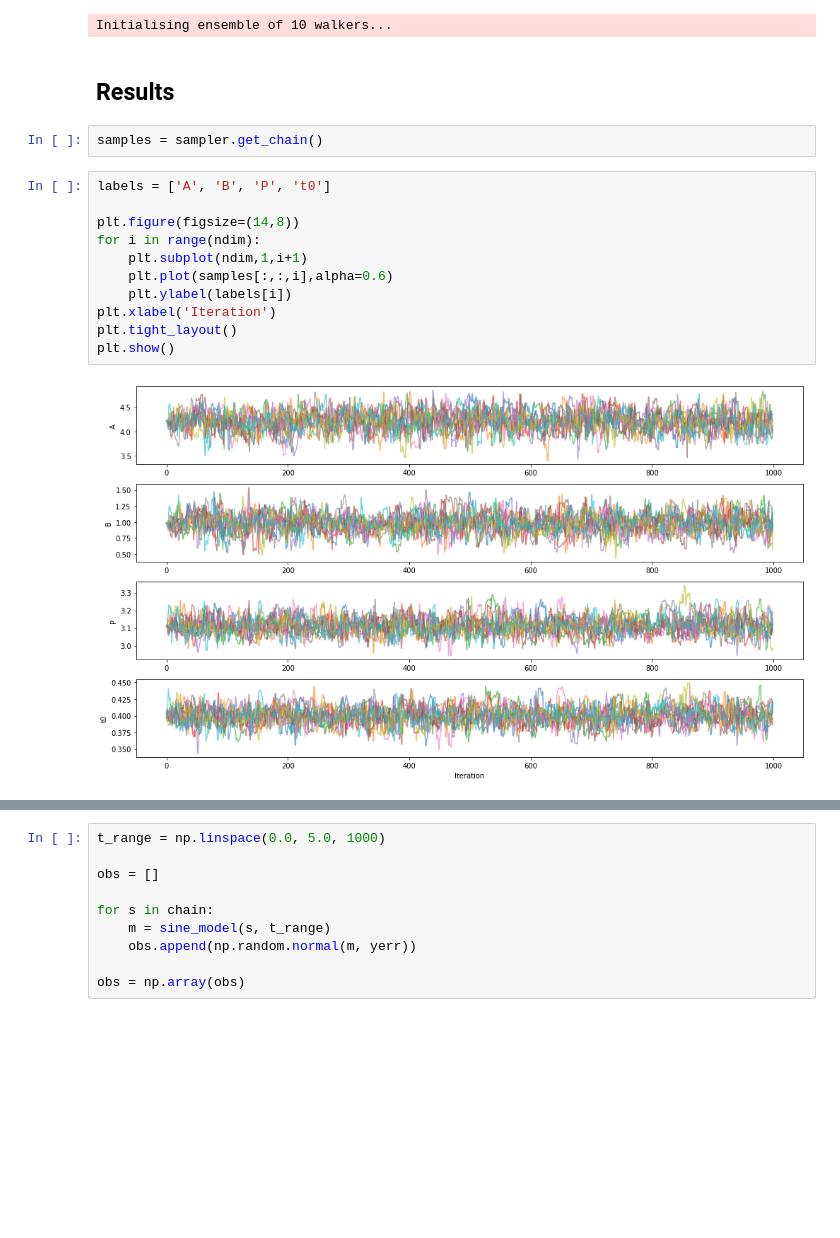
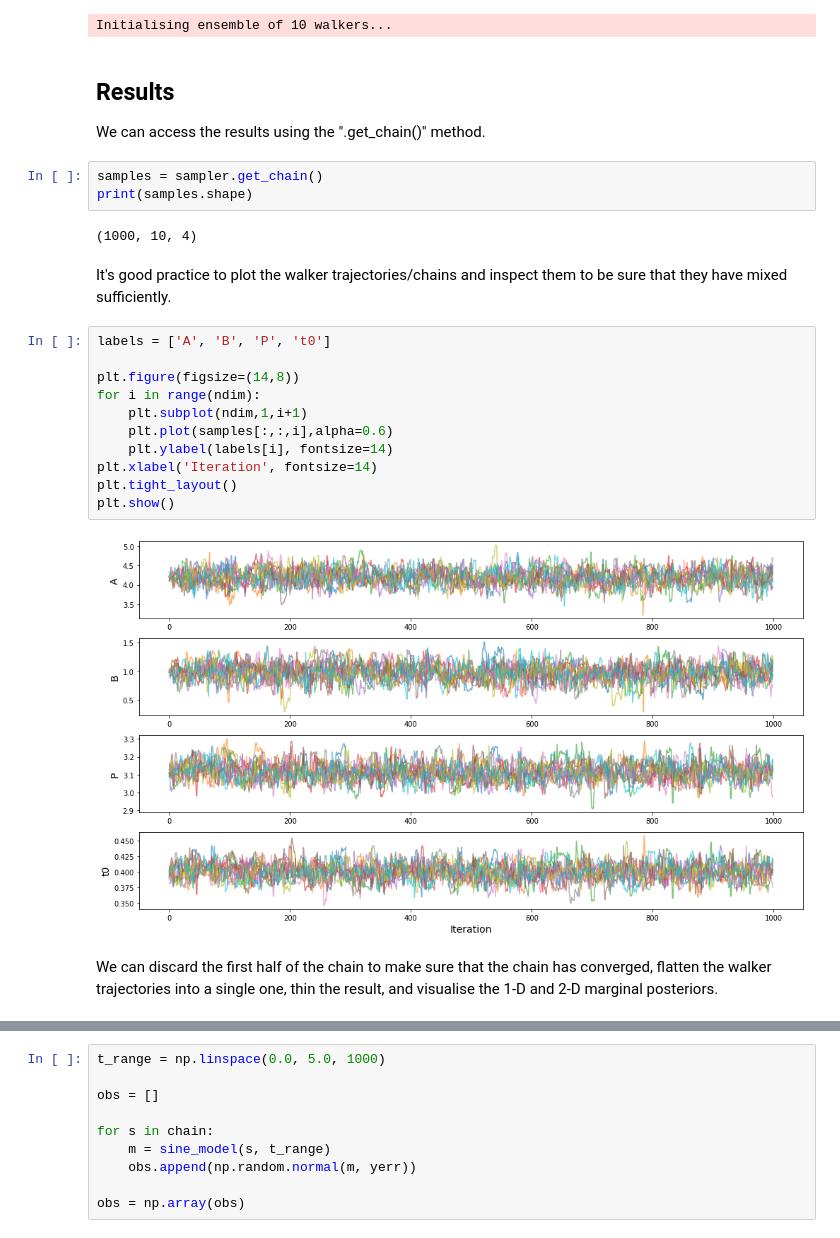
Before and after one commit to minaskar/BayesWorkshop, a Jupyter notebook: zeus_Parameter_Inference.ipynb, the cells around one changed output, grey strips where cells are left out. Saved outputs shown, nothing was run; the diff lists cells and outputs as text; blank space fills up the shorter version.

```diff
--- a/zeus_Parameter_Inference.ipynb
+++ b/zeus_Parameter_Inference.ipynb
@@ -101,23 +147,32 @@ sampler = zeus.EnsembleSampler(nwalkers, ndim, log_post)
 sampler.run_mcmc(start, nsteps)
 # %% [output]
 Initialising ensemble of 10 walkers...
-# %% [markdown]
-## Results
+# %% [markdown]
+## Results
+
+We can access the results using the ".get_chain()" method.
 # %%
 samples = sampler.get_chain()
+print(samples.shape)
+# %% [output]
+(1000, 10, 4)
+# %% [markdown]
+It's good practice to plot the walker trajectories/chains and inspect them to be sure that they have mixed sufficiently.
 # %%
 labels = ['A', 'B', 'P', 't0']
 
 plt.figure(figsize=(14,8))
 for i in range(ndim):
     plt.subplot(ndim,1,i+1)
     plt.plot(samples[:,:,i],alpha=0.6)
-    plt.ylabel(labels[i])
-plt.xlabel('Iteration')
+    plt.ylabel(labels[i], fontsize=14)
+plt.xlabel('Iteration', fontsize=14)
 plt.tight_layout()
 plt.show()
 # %% [output]
-[figure, old version]
+[figure, new version]
+# %% [markdown]
+We can discard the first half of the chain to make sure that the chain has converged, flatten the walker trajectories into a single one, thin the result, and visualise the 1-D and 2-D marginal posteriors.
 # %%
 chain = sampler.get_chain(flat=True, discard=0.5, thin=7)
 
```
Also changed, not shown: parts of 19 cells of this notebook, 1 other file.
